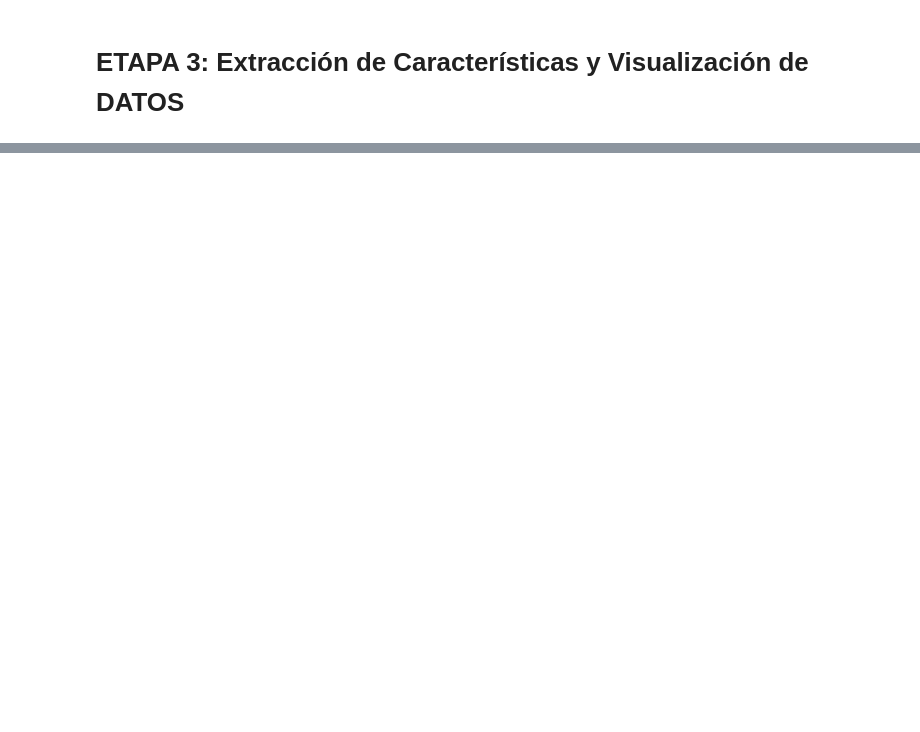
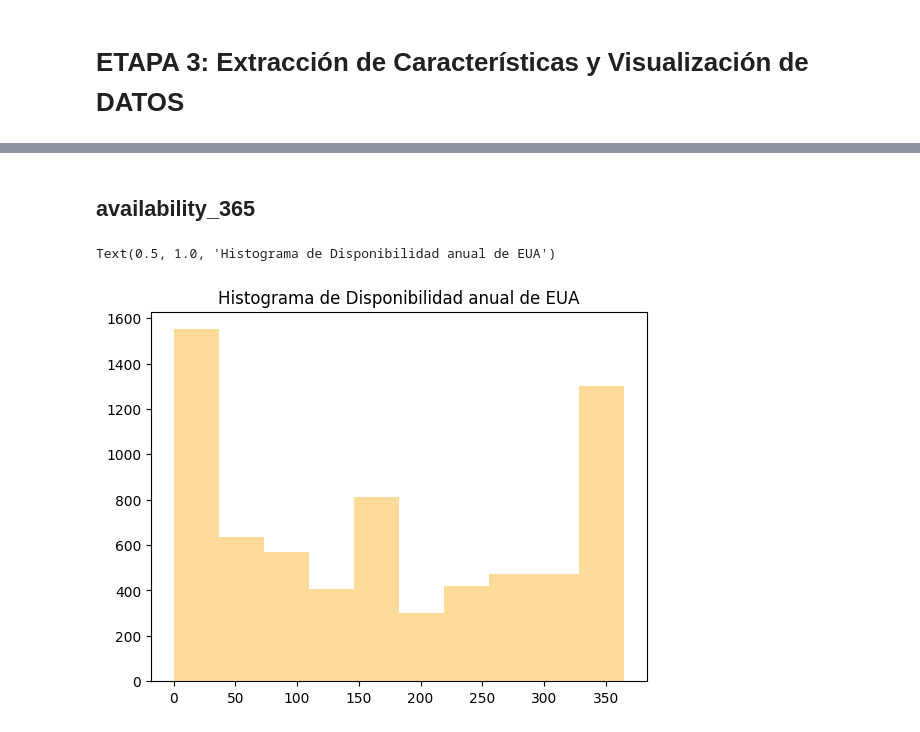
Before and after one commit to saraibare/5.-Evaluacion, a Jupyter notebook: Act_5_Evaluación.ipynb, the cells around one changed output, grey strips where cells are left out. Drawn from its saved outputs; the diff is of its cells as text; code cells hidden in the pictures; blank space fills up the shorter version.

```diff
--- a/Act_5_Evaluación.ipynb
+++ b/Act_5_Evaluación.ipynb
@@ -1142,0 +1173,8 @@ files.download('españafiltroj.csv')
+# %% [markdown]
+## **availability_365**
+# %%
+plt.hist(eua['availability_365'], color='orange', alpha=0.4)
+plt.title("Histograma de Disponibilidad anual de EUA")
+# %% [output]
+Text(0.5, 1.0, 'Histograma de Disponibilidad anual de EUA')
+[figure, added]
```
Also changed, not shown: parts of 29 cells of this notebook.
